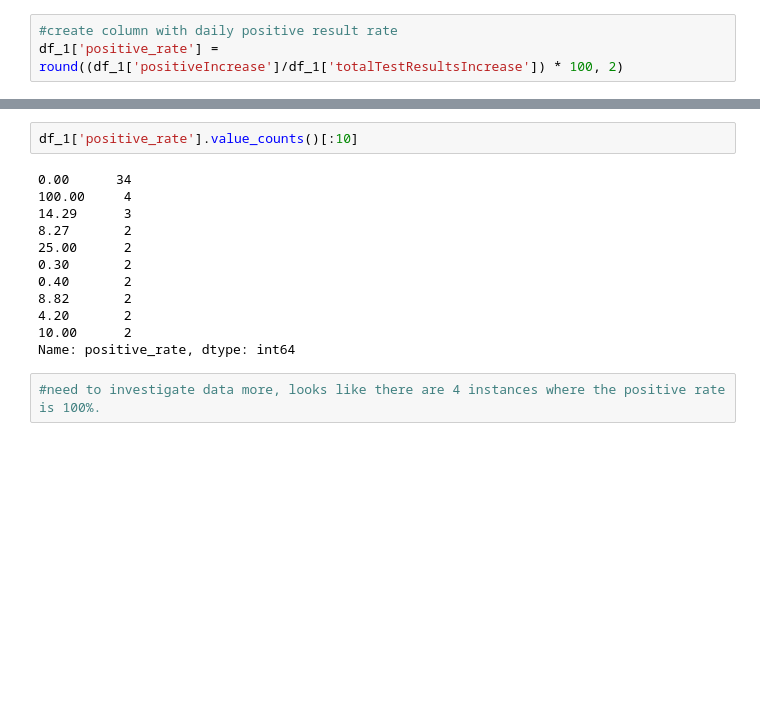
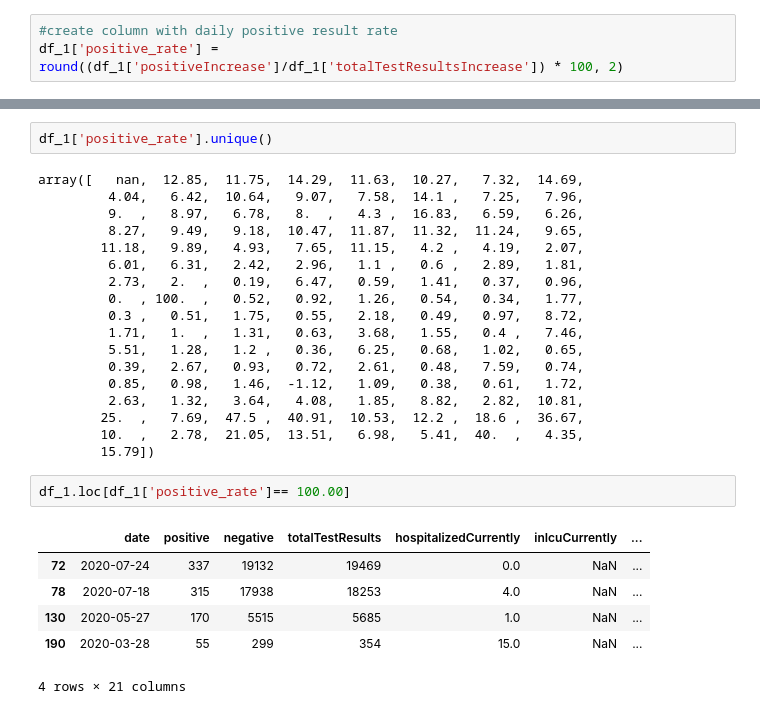
Before and after one commit to mandoiwanaga/guam_covid_analysis, a Jupyter notebook: eda.ipynb, the cells around one changed output, grey strips where cells are left out. Drawn from its saved outputs; the diff is of its cells as text; blank space fills up the shorter version.

```diff
--- a/eda.ipynb
+++ b/eda.ipynb
@@ -115,16 +115,29 @@ plt.show()
 # %%
-df_1['positive_rate'].value_counts()[:10]
+df_1['positive_rate'].unique()
 # %% [output]
-0.00      34
-100.00     4
-14.29      3
-8.27       2
-25.00      2
-0.30       2
-0.40       2
-8.82       2
-4.20       2
-10.00      2
-Name: positive_rate, dtype: int64
+array([   nan,  12.85,  11.75,  14.29,  11.63,  10.27,   7.32,  14.69,
+         4.04,   6.42,  10.64,   9.07,   7.58,  14.1 ,   7.25,   7.96,
+         9.  ,   8.97,   6.78,   8.  ,   4.3 ,  16.83,   6.59,   6.26,
+         8.27,   9.49,   9.18,  10.47,  11.87,  11.32,  11.24,   9.65,
+        11.18,   9.89,   4.93,   7.65,  11.15,   4.2 ,   4.19,   2.07,
+         6.01,   6.31,   2.42,   2.96,   1.1 ,   0.6 ,   2.89,   1.81,
+         2.73,   2.  ,   0.19,   6.47,   0.59,   1.41,   0.37,   0.96,
+         0.  , 100.  ,   0.52,   0.92,   1.26,   0.54,   0.34,   1.77,
+         0.3 ,   0.51,   1.75,   0.55,   2.18,   0.49,   0.97,   8.72,
+         1.71,   1.  ,   1.31,   0.63,   3.68,   1.55,   0.4 ,   7.46,
+         5.51,   1.28,   1.2 ,   0.36,   6.25,   0.68,   1.02,   0.65,
+         0.39,   2.67,   0.93,   0.72,   2.61,   0.48,   7.59,   0.74,
+         0.85,   0.98,   1.46,  -1.12,   1.09,   0.38,   0.61,   1.72,
+         2.63,   1.32,   3.64,   4.08,   1.85,   8.82,   2.82,  10.81,
+        25.  ,   7.69,  47.5 ,  40.91,  10.53,  12.2 ,  18.6 ,  36.67,
+        10.  ,   2.78,  21.05,  13.51,   6.98,   5.41,  40.  ,   4.35,
+        15.79])
-# %%
-#need to investigate data more, looks like there are 4 instances where the positive rate is 100%.
+# %%
+df_1.loc[df_1['positive_rate']== 100.00]
+# %% [output]
+|  | date | positive | negative | totalTestResults | hospitalizedCurrently | inIcuCurrently | ... |
+| 72 | 2020-07-24 | 337 | 19132 | 19469 | 0.0 | NaN | ... |
+| 78 | 2020-07-18 | 315 | 17938 | 18253 | 4.0 | NaN | ... |
+| 130 | 2020-05-27 | 170 | 5515 | 5685 | 1.0 | NaN | ... |
+| 190 | 2020-03-28 | 55 | 299 | 354 | 15.0 | NaN | ... |
+4 rows × 21 columns
```
Also changed, not shown: parts of 12 cells of this notebook.
